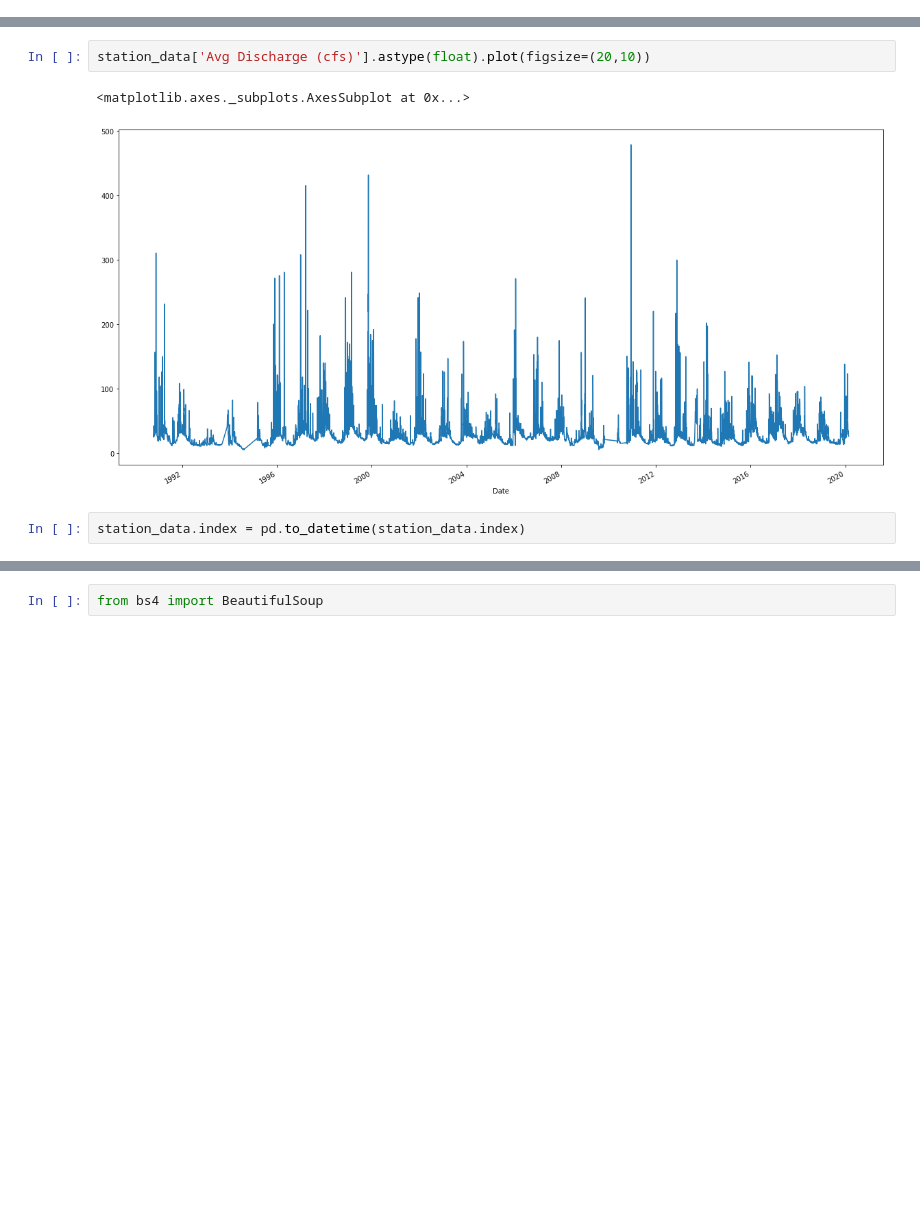
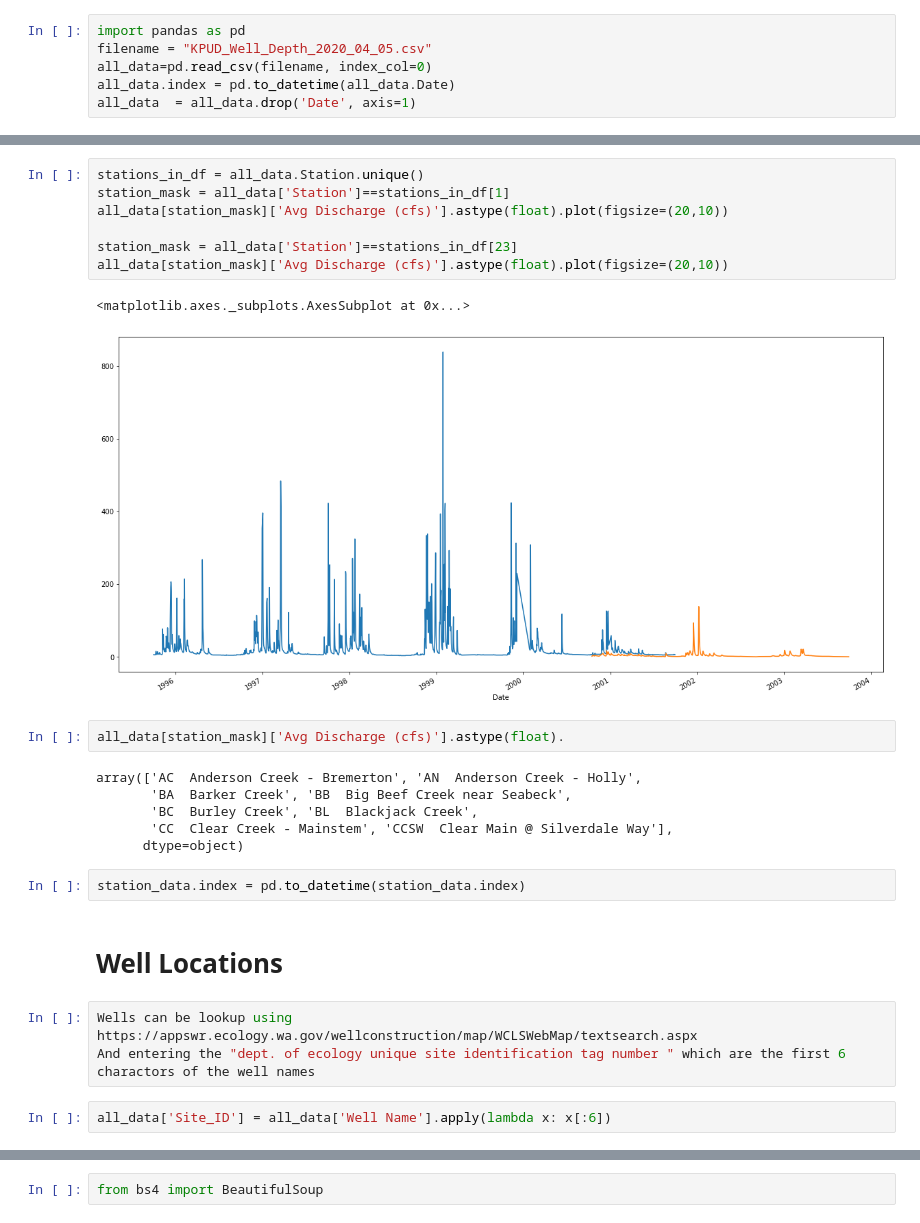
Before and after one commit to InternetGareth/Local_Weather, a Jupyter notebook: Scrape_Kitsap_PUD.ipynb, the cells around one changed output, grey strips where cells are left out. Saved outputs shown, nothing was run; the diff lists cells and outputs as text; blank space fills up the shorter version.

Commit message:
Well metadata and geolocation

```diff
--- a/Scrape_Kitsap_PUD.ipynb
+++ b/Scrape_Kitsap_PUD.ipynb
@@ -65,0 +189,6 @@ station_data.index = pd.to_datetime(station_data.index)
+# %%
+import pandas as pd
+filename = "KPUD_Well_Depth_2020_04_05.csv"
+all_data=pd.read_csv(filename, index_col=0)
+all_data.index = pd.to_datetime(all_data.Date)
+all_data  = all_data.drop('Date', axis=1)
@@ -66,7 +320,27 @@ station_data.index = pd.to_datetime(station_data.index)
+# %%
+stations_in_df = all_data.Station.unique()
+station_mask = all_data['Station']==stations_in_df[1]
+all_data[station_mask]['Avg Discharge (cfs)'].astype(float).plot(figsize=(20,10))
+
+station_mask = all_data['Station']==stations_in_df[23]
+all_data[station_mask]['Avg Discharge (cfs)'].astype(float).plot(figsize=(20,10))
+# %% [output]
+<matplotlib.axes._subplots.AxesSubplot at 0x...>
+[figure, added]
 # %%
-station_data['Avg Discharge (cfs)'].astype(float).plot(figsize=(20,10))
+all_data[station_mask]['Avg Discharge (cfs)'].astype(float).
 # %% [output]
-<matplotlib.axes._subplots.AxesSubplot at 0x...>
+array(['AC  Anderson Creek - Bremerton', 'AN  Anderson Creek - Holly',
+       'BA  Barker Creek', 'BB  Big Beef Creek near Seabeck',
+       'BC  Burley Creek', 'BL  Blackjack Creek',
+       'CC  Clear Creek - Mainstem', 'CCSW  Clear Main @ Silverdale Way'],
+      dtype=object)
-[figure, removed]
 # %%
 station_data.index = pd.to_datetime(station_data.index)
+# %% [markdown]
+# Well Locations
+# %%
+Wells can be lookup using https://appswr.ecology.wa.gov/wellconstruction/map/WCLSWebMap/textsearch.aspx
+And entering the "dept. of ecology unique site identification tag number " which are the first 6 charactors of the well names
+# %%
+all_data['Site_ID'] = all_data['Well Name'].apply(lambda x: x[:6])
```
Also changed, not shown: parts of 42 cells of this notebook, 7 other files.
